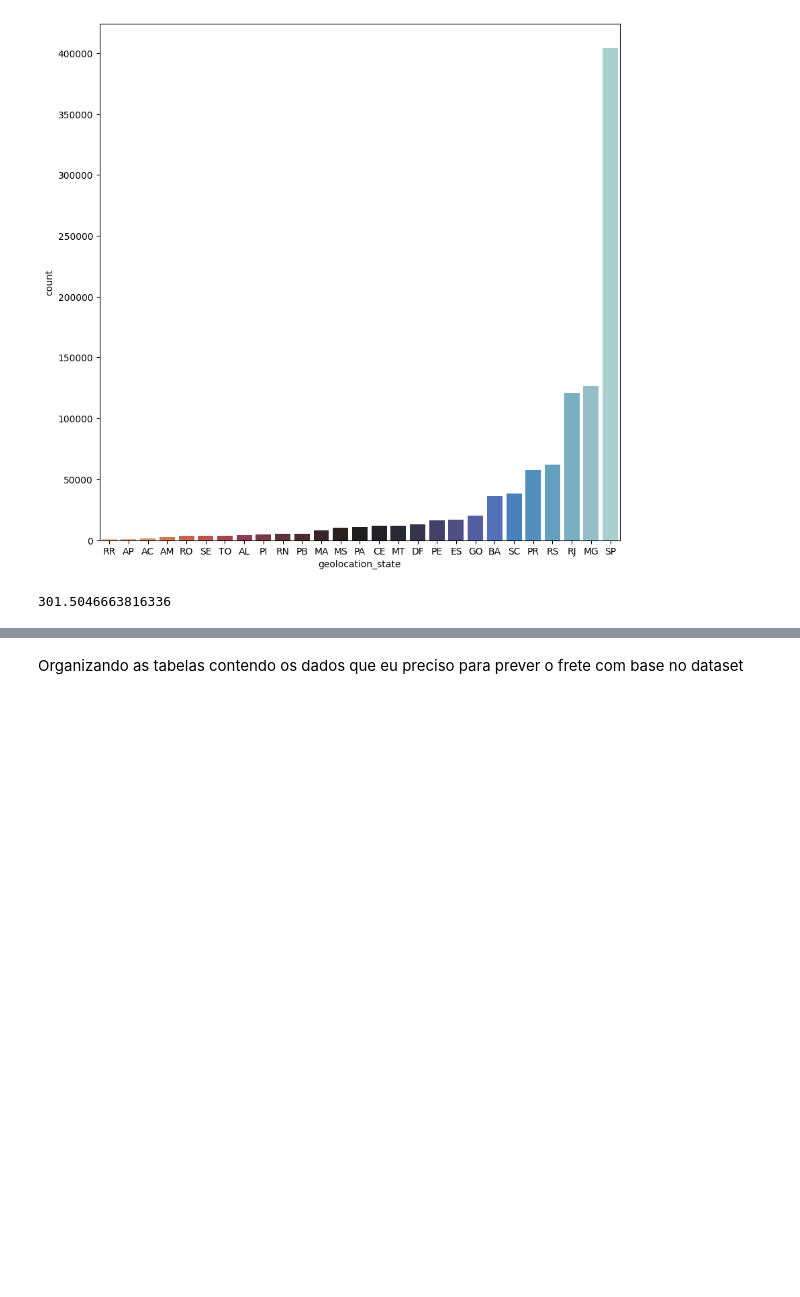
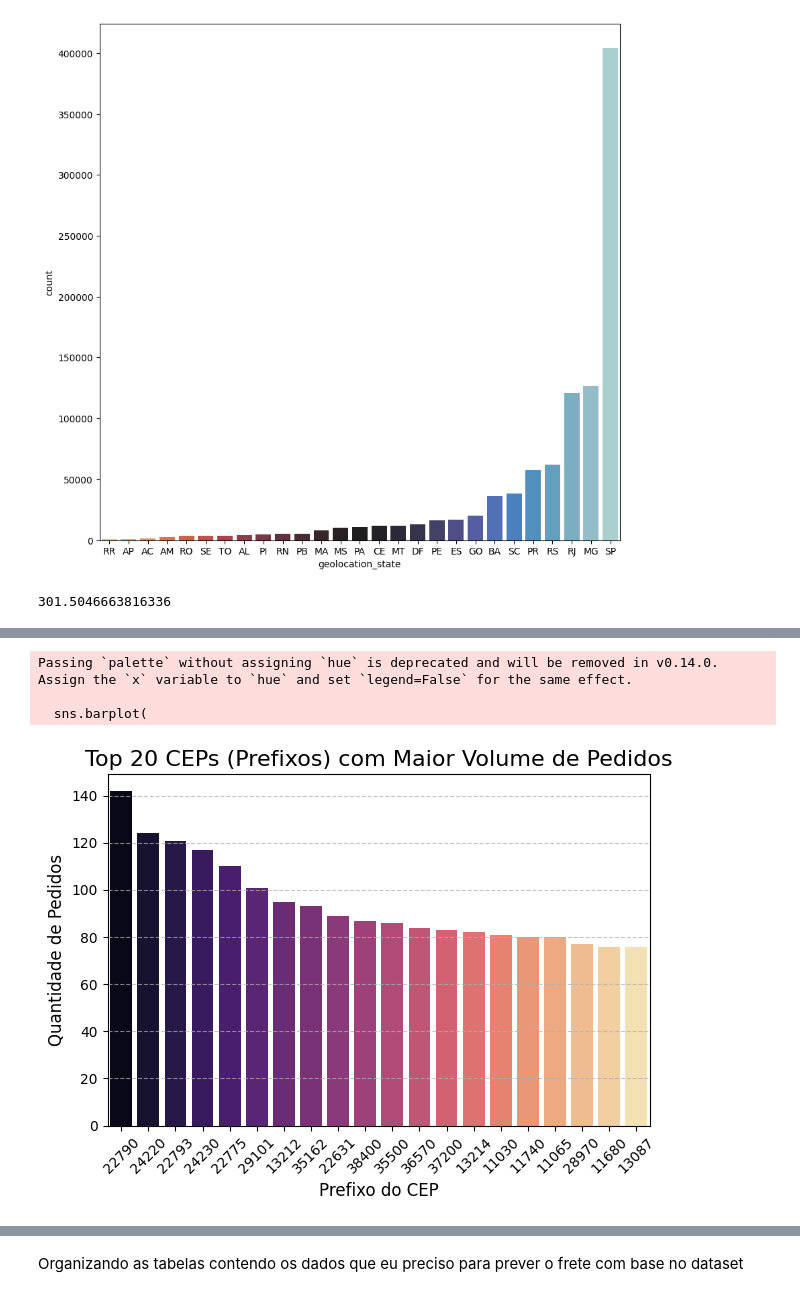
Before and after one commit to ScoredSleet/LLM_RAG_FRETE, a Jupyter notebook: dataset/data.ipynb, the cells around one changed output, grey strips where cells are left out. Drawn from its saved outputs; the diff is of its cells as text; code cells hidden in the pictures; blank space fills up the shorter version.

```diff
--- a/dataset/data.ipynb
+++ b/dataset/data.ipynb
@@ -122,0 +176,25 @@ print(distanciaPontosLatLon(-22.496953, -44.127492, -21.762775, -41.309633))
+# %%
+# plot por zip_code
+
+top_ceps = df_plot['customer_zip_code_prefix'].value_counts().head(20)
+
+# Plotando o gráfico de barras
+sns.barplot(
+    x=top_ceps.index.astype(str), # Transforma em string para o eixo X ficar como categoria
+    y=top_ceps.values,
+    palette='magma'
+)
+
+plt.title('Top 20 CEPs (Prefixos) com Maior Volume de Pedidos', fontsize=16)
+plt.xlabel('Prefixo do CEP', fontsize=12)
+plt.ylabel('Quantidade de Pedidos', fontsize=12)
+plt.xticks(rotation=45) # Rotaciona os números do CEP para não sobrepor
+plt.grid(axis='y', linestyle='--', alpha=0.7)
+
+plt.tight_layout()
+plt.show()
+# %% [output]
+Passing `palette` without assigning `hue` is deprecated and will be removed in v0.14.0. Assign the `x` variable to `hue` and set `legend=False` for the same effect.
+
+  sns.barplot(
+[figure, added]
```
Also changed, not shown: parts of 13 cells of this notebook.
